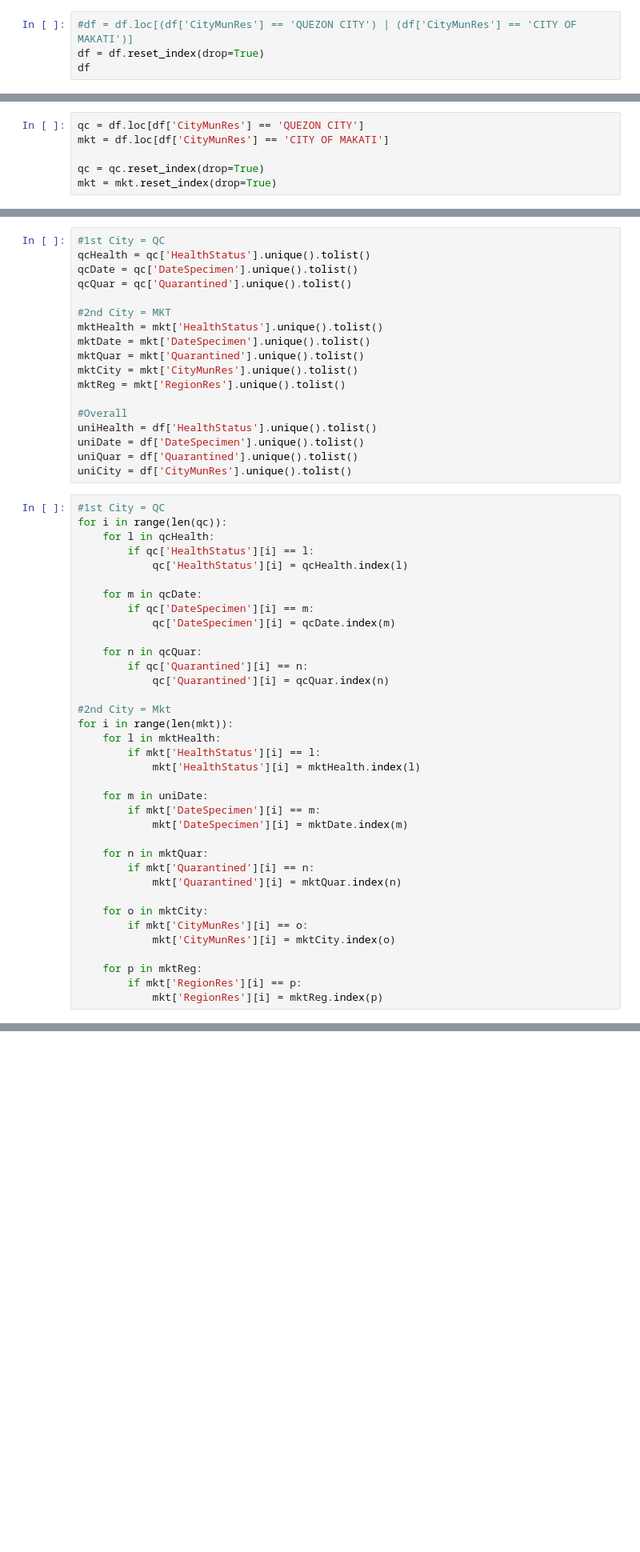
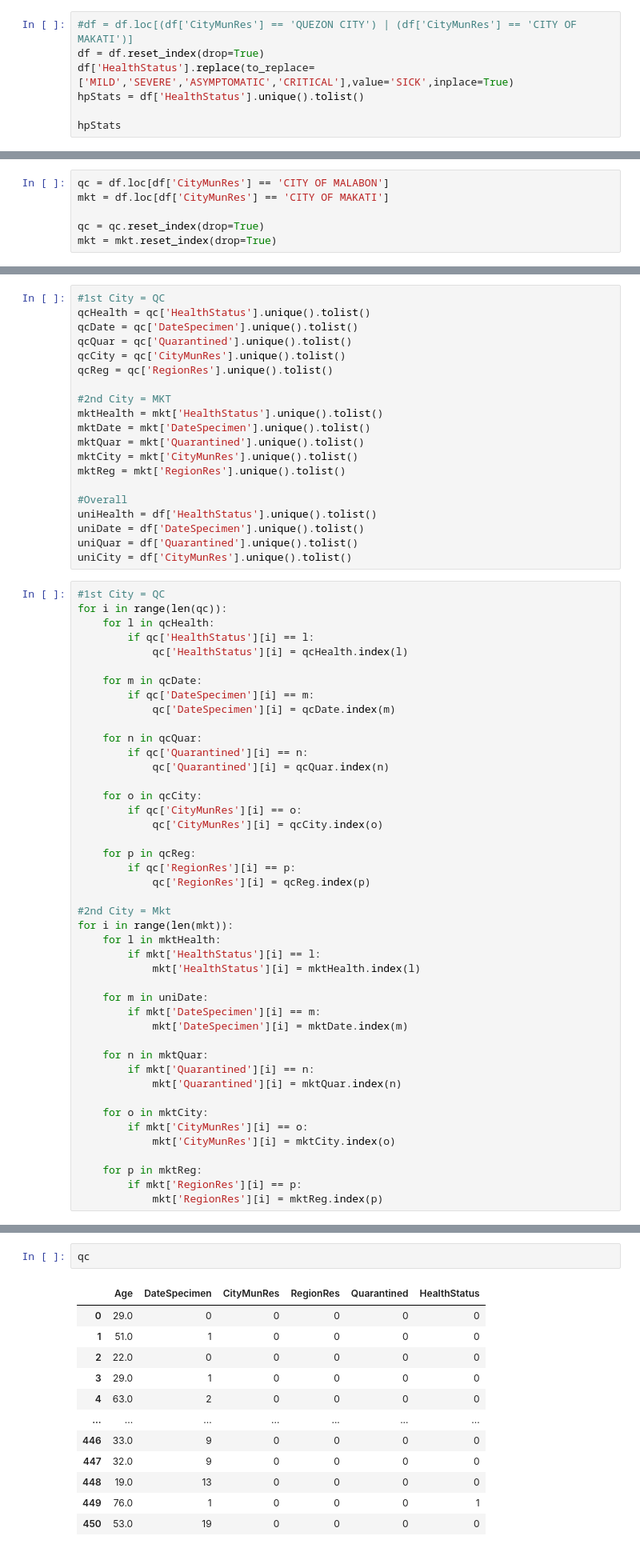
Before and after one commit to rjPajaro/COVID-Mining, a Jupyter notebook: Data-Mining-Project.ipynb, the cells around one changed output, grey strips where cells are left out. Shown at 80% size. Drawn from its saved outputs; the diff is of its cells as text; blank space fills up the shorter version.

```diff
--- a/Data-Mining-Project.ipynb
+++ b/Data-Mining-Project.ipynb
@@ -47,4 +160,7 @@ cities
 # %%
 #df = df.loc[(df['CityMunRes'] == 'QUEZON CITY') | (df['CityMunRes'] == 'CITY OF MAKATI')]
 df = df.reset_index(drop=True)
-df
+df['HealthStatus'].replace(to_replace=['MILD','SEVERE','ASYMPTOMATIC','CRITICAL'],value='SICK',inplace=True)
+hpStats = df['HealthStatus'].unique().tolist()
+
+hpStats
@@ -61,5 +221,5 @@ df
 # %%
-qc = df.loc[df['CityMunRes'] == 'QUEZON CITY']
+qc = df.loc[df['CityMunRes'] == 'CITY OF MALABON']
 mkt = df.loc[df['CityMunRes'] == 'CITY OF MAKATI']
 
 qc = qc.reset_index(drop=True)
@@ -73,6 +261,8 @@ mkt
 qcHealth = qc['HealthStatus'].unique().tolist()
 qcDate = qc['DateSpecimen'].unique().tolist()
 qcQuar = qc['Quarantined'].unique().tolist()
+qcCity = qc['CityMunRes'].unique().tolist()
+qcReg = qc['RegionRes'].unique().tolist()
 
 #2nd City = MKT
 mktHealth = mkt['HealthStatus'].unique().tolist()
@@ -100,6 +290,14 @@ for i in range(len(qc)):
     for n in qcQuar:
         if qc['Quarantined'][i] == n:
             qc['Quarantined'][i] = qcQuar.index(n)
+
+    for o in qcCity:
+        if qc['CityMunRes'][i] == o:
+            qc['CityMunRes'][i] = qcCity.index(o)
+
+    for p in qcReg:
+        if qc['RegionRes'][i] == p:
+            qc['RegionRes'][i] = qcReg.index(p)
 
 #2nd City = Mkt
 for i in range(len(mkt)):
@@ -144,0 +341,15 @@ mkt
+# %%
+qc
+# %% [output]
+|  | Age | DateSpecimen | CityMunRes | RegionRes | Quarantined | HealthStatus |
+| 0 | 29.0 | 0 | 0 | 0 | 0 | 0 |
+| 1 | 51.0 | 1 | 0 | 0 | 0 | 0 |
+| 2 | 22.0 | 0 | 0 | 0 | 0 | 0 |
+| 3 | 29.0 | 1 | 0 | 0 | 0 | 0 |
+| 4 | 63.0 | 2 | 0 | 0 | 0 | 0 |
+| ... | ... | ... | ... | ... | ... | ... |
+| 446 | 33.0 | 9 | 0 | 0 | 0 | 0 |
+| 447 | 32.0 | 9 | 0 | 0 | 0 | 0 |
+| 448 | 19.0 | 13 | 0 | 0 | 0 | 0 |
+| 449 | 76.0 | 1 | 0 | 0 | 0 | 1 |
+| 450 | 53.0 | 19 | 0 | 0 | 0 | 0 |
```
Also changed, not shown: parts of 30 cells of this notebook, 1 other file.
